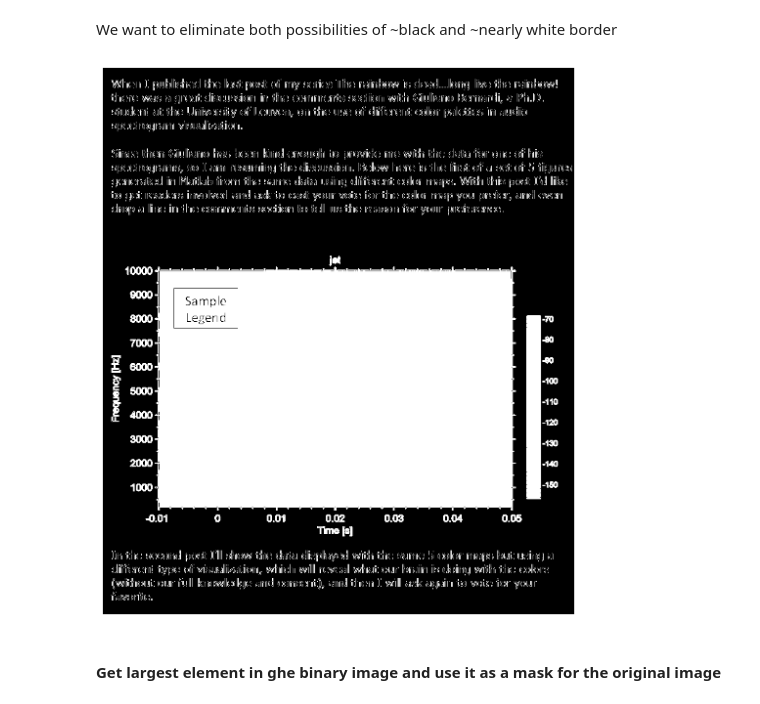
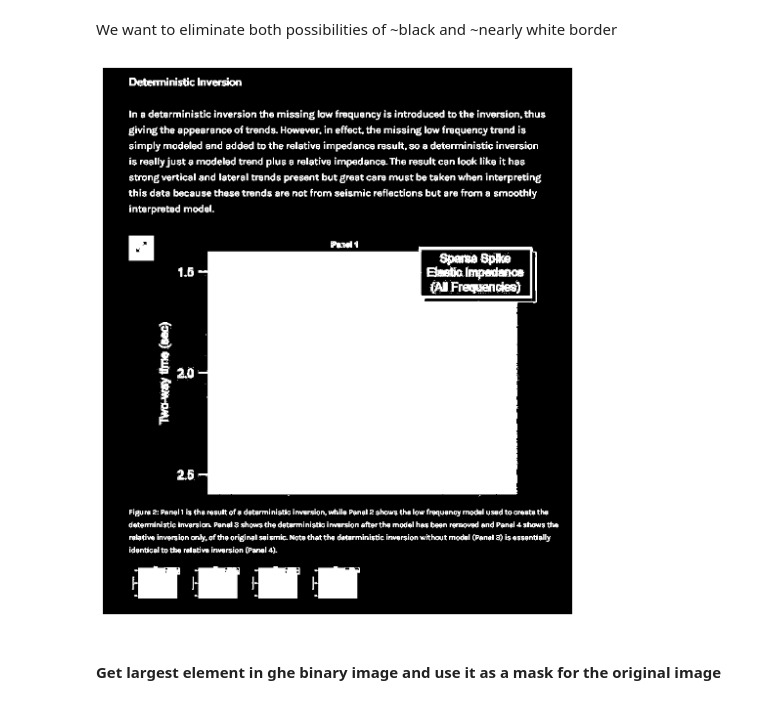
Before and after one commit to mycarta/rainbowbot, a Jupyter notebook: crop_image_reduce_colors_text_test_holes.ipynb, the cells around one changed output. Drawn from its saved outputs; the diff is of its cells as text; code cells hidden in the pictures.

Commit message:
added seismic figure

```diff
--- a/crop_image_reduce_colors_text_test_holes.ipynb
+++ b/crop_image_reduce_colors_text_test_holes.ipynb
@@ -21,7 +21,8 @@ from skimage.morphology import reconstruction, remove_small_objects, remove_smal
 # %%
 #url = 'https://raw.githubusercontent.com/mycarta/rainbowbot/master/stuff4matching_cmap_notebooks/test1.png'
 #url = 'https://raw.githubusercontent.com/mycarta/rainbowbot/master/stuff4matching_cmap_notebooks/test2.png'
-url = 'https://raw.githubusercontent.com/mycarta/rainbowbot/master/stuff4matching_cmap_notebooks/test_with_text.png'
+#url = 'https://raw.githubusercontent.com/mycarta/rainbowbot/master/stuff4matching_cmap_notebooks/test_with_text.png'
+url = 'https://raw.githubusercontent.com/mycarta/rainbowbot/master/stuff4matching_cmap_notebooks/test_seismic_text.png'
 
 img = np.asarray(io.imread(url))[:,:,:3] # removing alpha channel
 # %%
@@ -39,16 +40,16 @@ plt.show()
 # %% [markdown]
 We want to eliminate both possibilities of ~black and ~nearly white border
 # %%
-binary = np.logical_and(color.rgb2gray(img) > 0.02, color.rgb2gray(img) < 0.98)
+binary = np.logical_and(color.rgb2gray(img) > 0.03, color.rgb2gray(img) < 0.97)
 
 fig = plt.figure(figsize=(10,10))
 ax = fig.add_subplot(111)
 plt.imshow(binary, cmap='gray')
 ax.xaxis.set_ticks([])
 ax.yaxis.set_ticks([])
 plt.show()
 # %% [output]
-[figure, old version]
+[figure, new version]
 # %% [markdown]
 #### Get largest element in ghe binary image and use it as a mask for the original image
 # %% [markdown]
```
Also changed, not shown: parts of 6 cells of this notebook, 2 other files.
